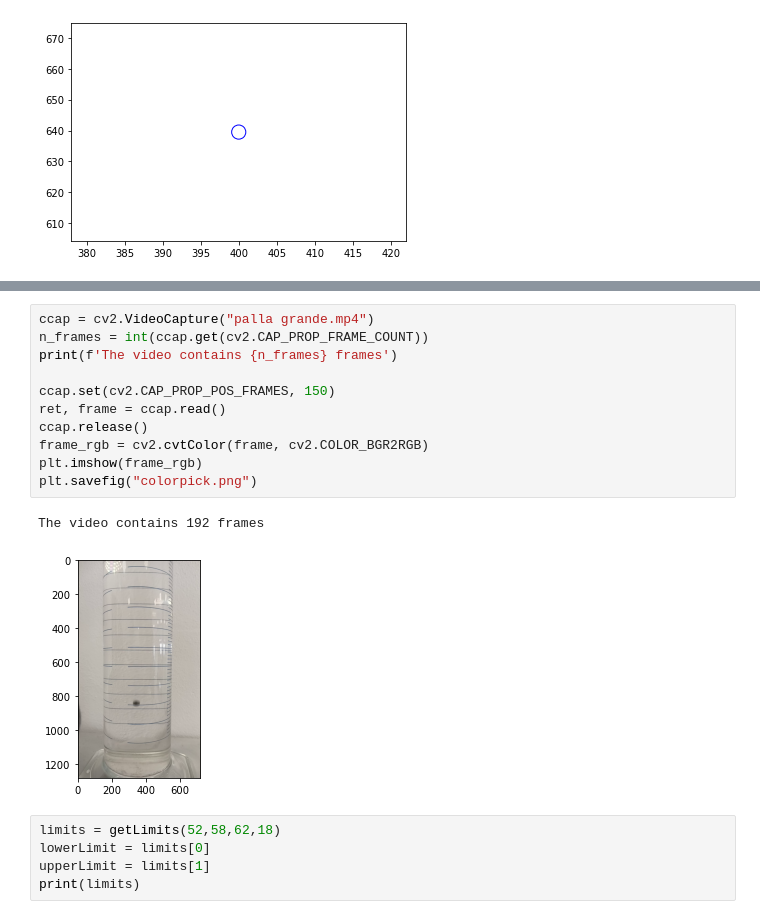
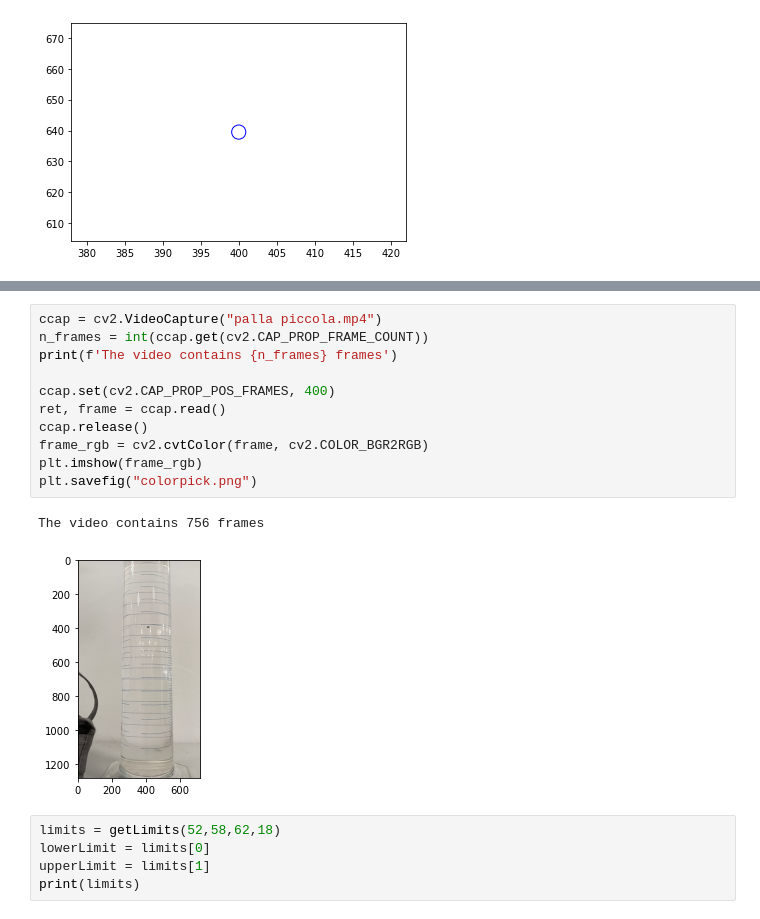
Before and after one commit to GiovanniLag/hackathon_lab, a Jupyter notebook: TRACKING.ipynb, the cells around one changed output, grey strips where cells are left out. Cells and saved outputs as stored; diff of their text form.

```diff
--- a/TRACKING.ipynb
+++ b/TRACKING.ipynb
@@ -188,17 +160,17 @@ Video written to tracked.mp4
 # %%
-ccap = cv2.VideoCapture("palla grande.mp4")
+ccap = cv2.VideoCapture("palla piccola.mp4")
 n_frames = int(ccap.get(cv2.CAP_PROP_FRAME_COUNT))
 print(f'The video contains {n_frames} frames')
 
-ccap.set(cv2.CAP_PROP_POS_FRAMES, 150)
+ccap.set(cv2.CAP_PROP_POS_FRAMES, 400)
 ret, frame = ccap.read()
 ccap.release()
 frame_rgb = cv2.cvtColor(frame, cv2.COLOR_BGR2RGB)
 plt.imshow(frame_rgb)
 plt.savefig("colorpick.png")
 # %% [output]
-The video contains 192 frames
+The video contains 756 frames
-[figure, old version]
+[figure, new version]
 # %%
 limits = getLimits(52,58,62,18)
 lowerLimit = limits[0]
```
Also changed, not shown: parts of 16 cells of this notebook, 1 other file.
